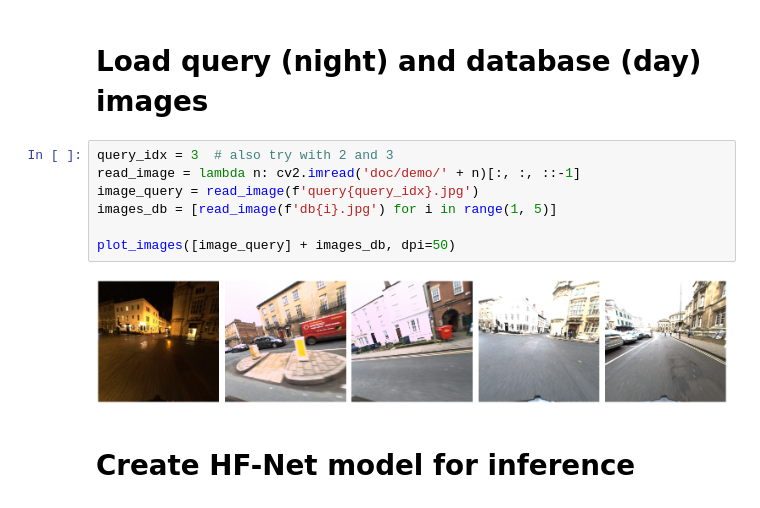
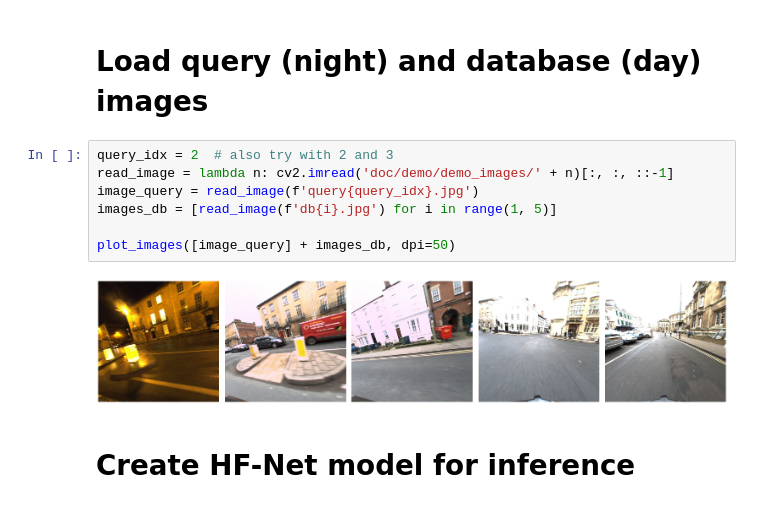
Before and after one commit to ethz-asl/hfnet, a Jupyter notebook: demo.ipynb, the cells around one changed output. Saved outputs shown, nothing was run; the diff lists cells and outputs as text.

```diff
--- a/demo.ipynb
+++ b/demo.ipynb
@@ -20,14 +20,14 @@ tf.contrib.resampler  # import C++ op
 # %% [markdown]
 # Load query (night) and database (day) images
 # %%
-query_idx = 3  # also try with 2 and 3
-read_image = lambda n: cv2.imread('doc/demo/' + n)[:, :, ::-1]
+query_idx = 2  # also try with 2 and 3
+read_image = lambda n: cv2.imread('doc/demo/demo_images/' + n)[:, :, ::-1]
 image_query = read_image(f'query{query_idx}.jpg')
 images_db = [read_image(f'db{i}.jpg') for i in range(1, 5)]
 
 plot_images([image_query] + images_db, dpi=50)
 # %% [output]
-[figure, old version]
+[figure, new version]
 # %% [markdown]
 # Create HF-Net model for inference
 # %%
```
Also changed, not shown: parts of 3 cells of this notebook, 10 other files.
